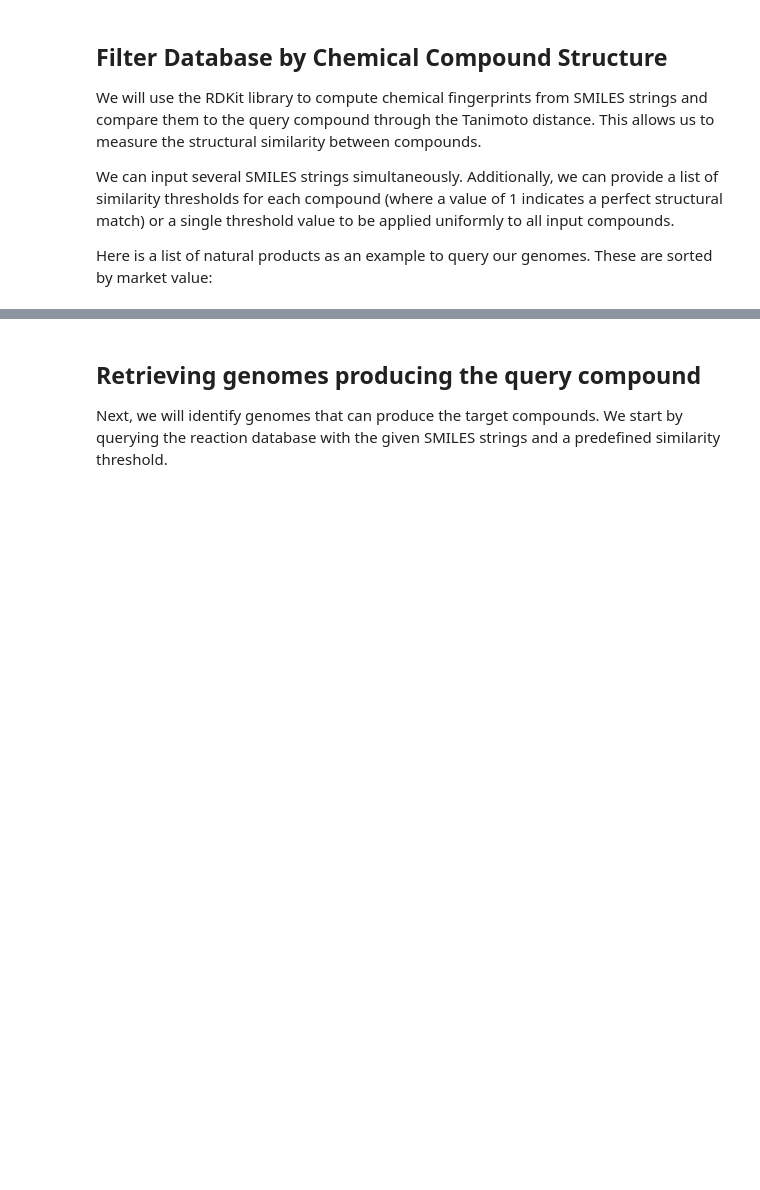
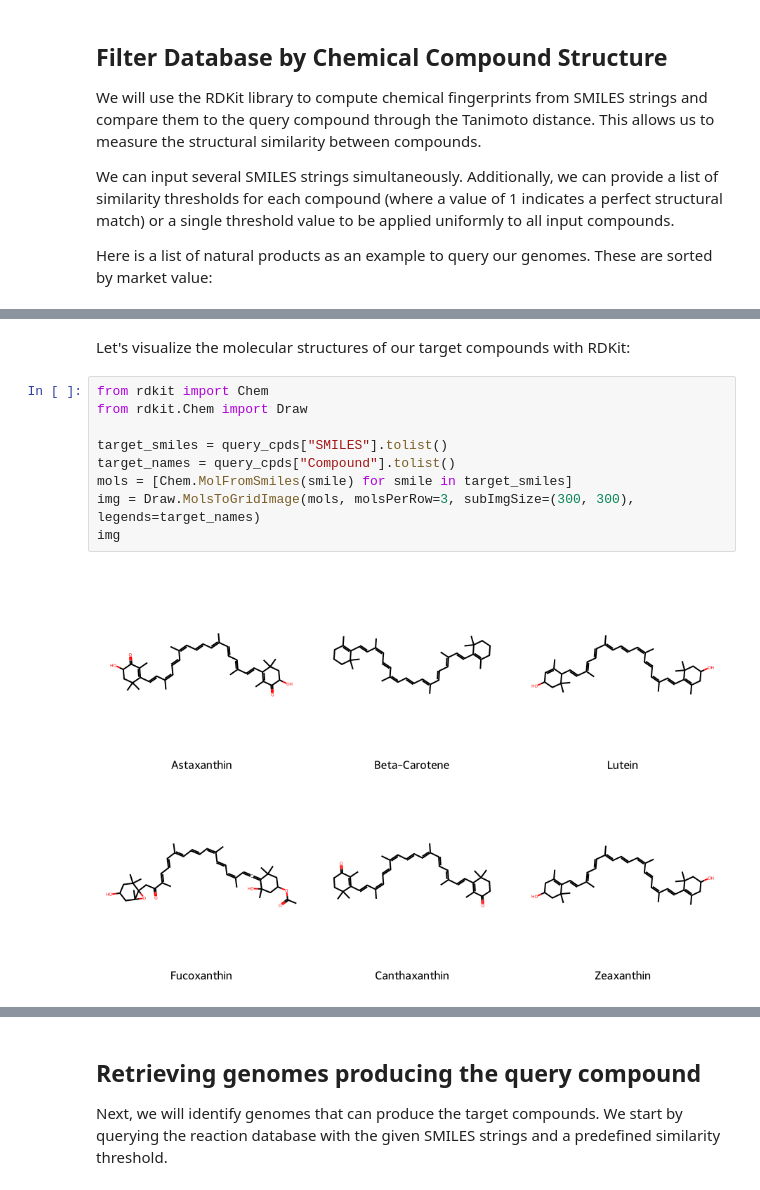
Before and after one commit to Robaina/Biosynthetic_Potential, a Jupyter notebook: notebooks/example.ipynb, the cells around one changed output, grey strips where cells are left out. Cells and saved outputs as stored; diff of their text form; blank space fills up the shorter version.

```diff
--- a/notebooks/example.ipynb
+++ b/notebooks/example.ipynb
@@ -59,6 +58,19 @@ query_cpds
 | 5 | Fucoxanthin | 209.45 | 2023 | https://www.maximizemarketresearc... | O=C(OC1CC(O)(C(=C=CC(=CC=CC(=CC=C... | CNP0233524 |
 | 4 | Canthaxanthin | 125.90 | 2023 | https://www.expertmarketresearch.... | O=C1C(=C(C=CC(=CC=CC(=CC=CC=C(C=C... | CNP0355008 |
 | 3 | Zeaxanthin | 61.48 | 2022 | https://www.reportsanddata.com/re... | OC1CC(=C(C=CC(=CC=CC(=CC=CC=C(C=C... | CNP0283320 |
+# %% [markdown]
+Let's visualize the molecular structures of our target compounds with RDKit:
+# %%
+from rdkit import Chem
+from rdkit.Chem import Draw
+
+target_smiles = query_cpds["SMILES"].tolist()
+target_names = query_cpds["Compound"].tolist()
+mols = [Chem.MolFromSmiles(smile) for smile in target_smiles]
+img = Draw.MolsToGridImage(mols, molsPerRow=3, subImgSize=(300, 300), legends=target_names)
+img
+# %% [output]
+[figure, added]
 # %%
 from chemsearch.query import query_reaction_database_by_smiles
 
```
Also changed, not shown: parts of 2 cells of this notebook, 3 other files.
